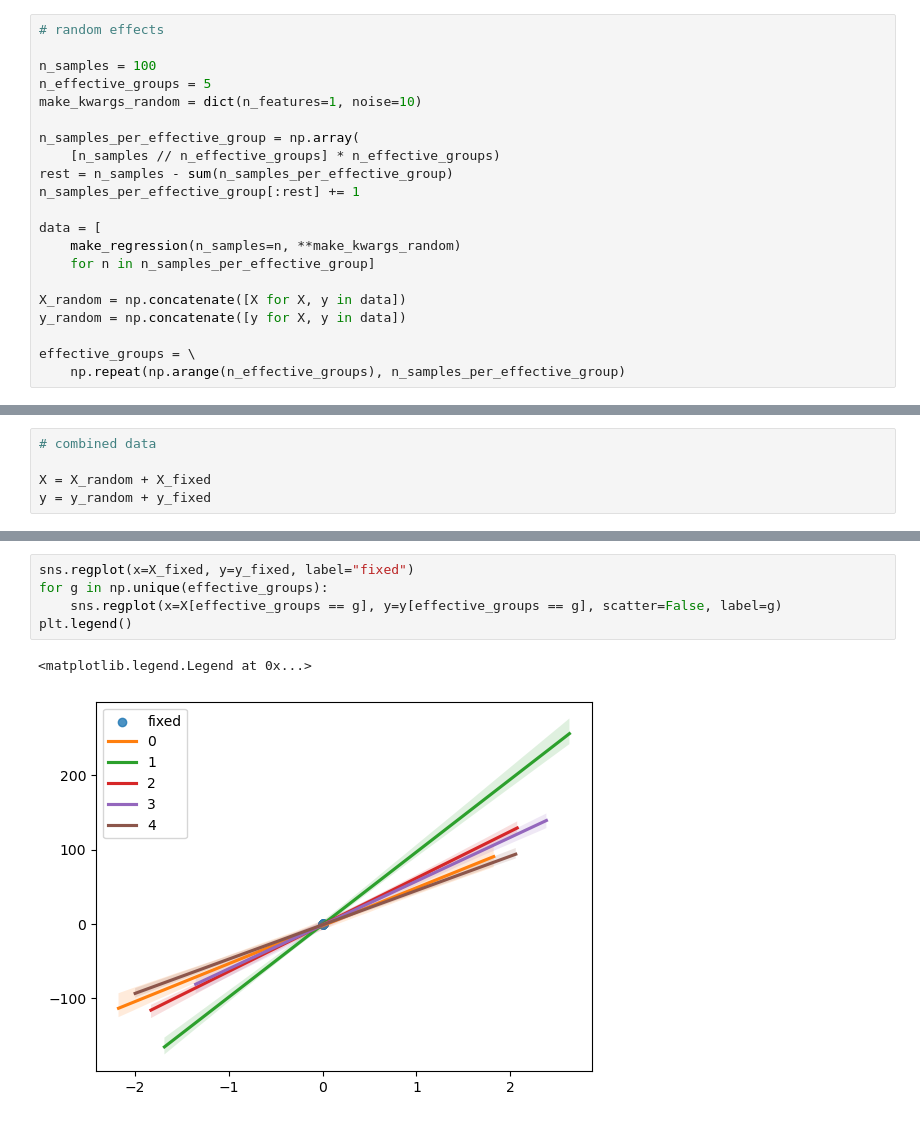
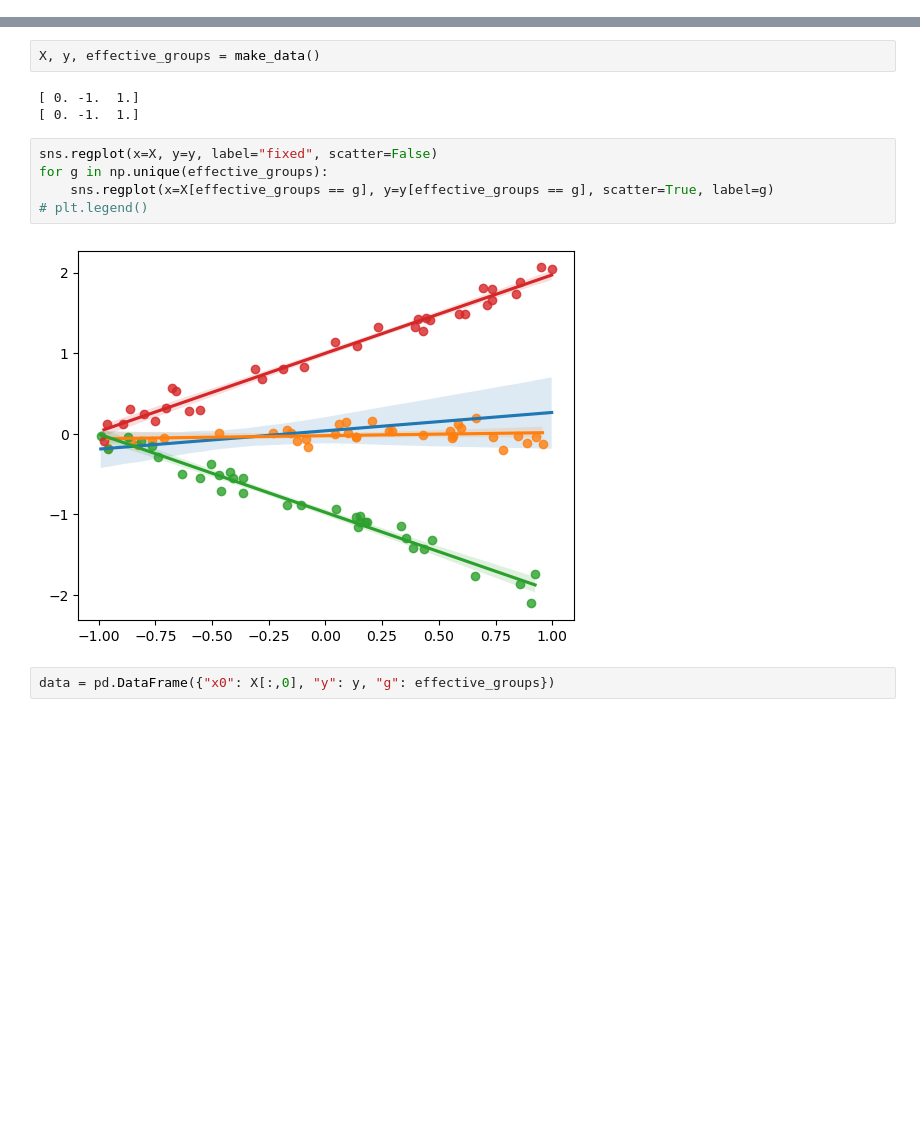
Before and after one commit to Harshal4598/Optimizing-Mixed-Effect-Models-for-Improved-Performance-and-Interpretability, a Jupyter notebook: notebooks/042.01__martin__test.ipynb, the cells around one changed output, grey strips where cells are left out. Saved outputs shown, nothing was run; the diff lists cells and outputs as text; blank space fills up the shorter version.

```diff
--- a/notebooks/042.01__martin__test.ipynb
+++ b/notebooks/042.01__martin__test.ipynb
@@ -5,23 +6,2 @@ import seaborn as sns
 
 from sklearn.datasets import make_regression
-# %%
-# random effects
-
-n_samples = 100
-n_effective_groups = 5
-make_kwargs_random = dict(n_features=1, noise=10)
-
-n_samples_per_effective_group = np.array(
-    [n_samples // n_effective_groups] * n_effective_groups)
-rest = n_samples - sum(n_samples_per_effective_group)
-n_samples_per_effective_group[:rest] += 1
-
-data = [
-    make_regression(n_samples=n, **make_kwargs_random)
-    for n in n_samples_per_effective_group]
-
-X_random = np.concatenate([X for X, y in data])
-y_random = np.concatenate([y for X, y in data])
-
-effective_groups = \
-    np.repeat(np.arange(n_effective_groups), n_samples_per_effective_group)
@@ -48,5 +7,0 @@ else:
-# %%
-# combined data
-
-X = X_random + X_fixed
-y = y_random + y_fixed
@@ -53,10 +67,16 @@ y = y_random + y_fixed
+# %%
+X, y, effective_groups = make_data()
+# %% [output]
+[ 0. -1.  1.]
+[ 0. -1.  1.]
 # %%
-sns.regplot(x=X_fixed, y=y_fixed, label="fixed")
+sns.regplot(x=X, y=y, label="fixed", scatter=False)
 for g in np.unique(effective_groups):
-    sns.regplot(x=X[effective_groups == g], y=y[effective_groups == g], scatter=False, label=g)
-plt.legend()
+    sns.regplot(x=X[effective_groups == g], y=y[effective_groups == g], scatter=True, label=g)
+# plt.legend()
 # %% [output]
-<matplotlib.legend.Legend at 0x...>
-[figure, old version]
+[figure, new version]
+# %%
+data = pd.DataFrame({"x0": X[:,0], "y": y, "g": effective_groups})
 # %%
 from statsmodels.regression.mixed_linear_model import MixedLM
```
Also changed, not shown: parts of 9 cells of this notebook.
